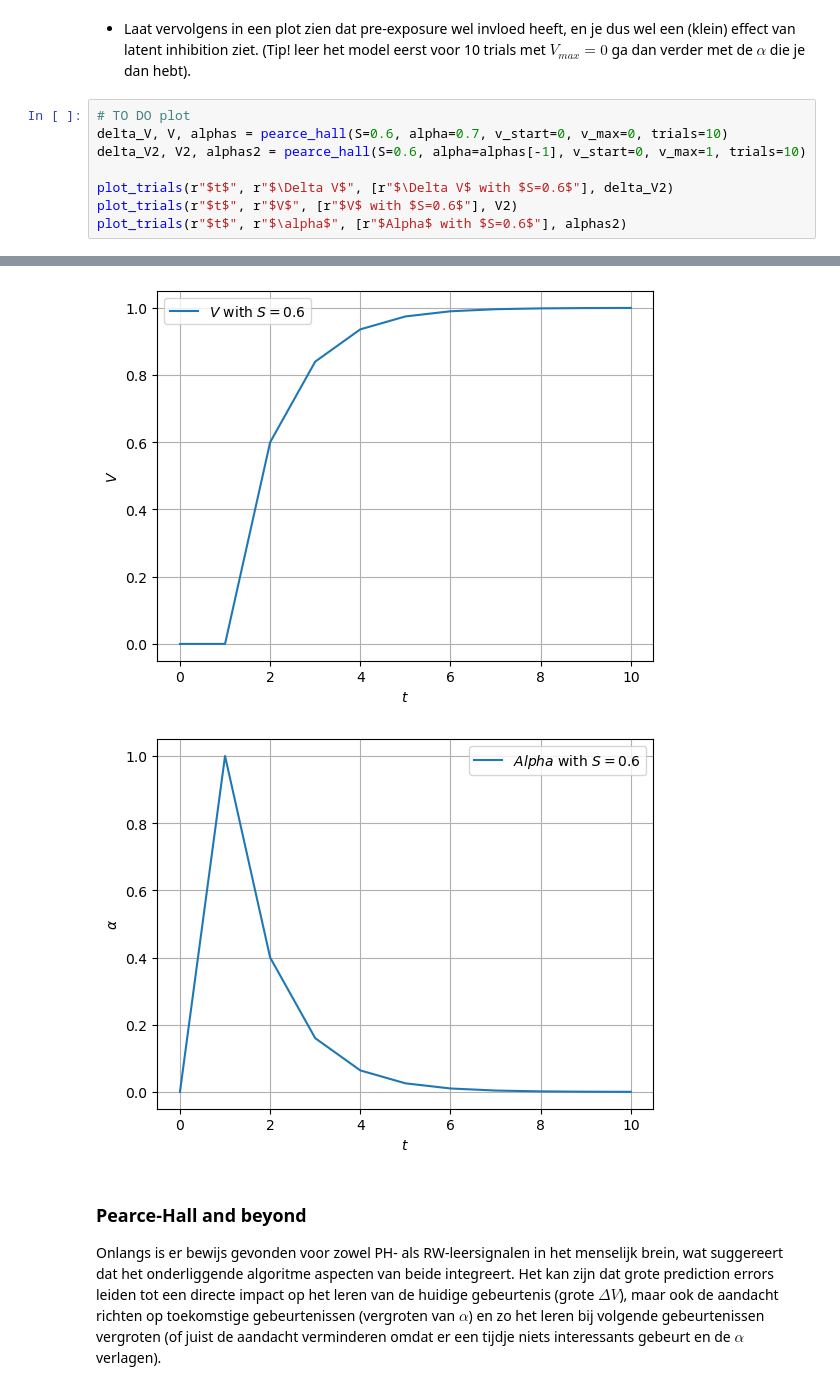
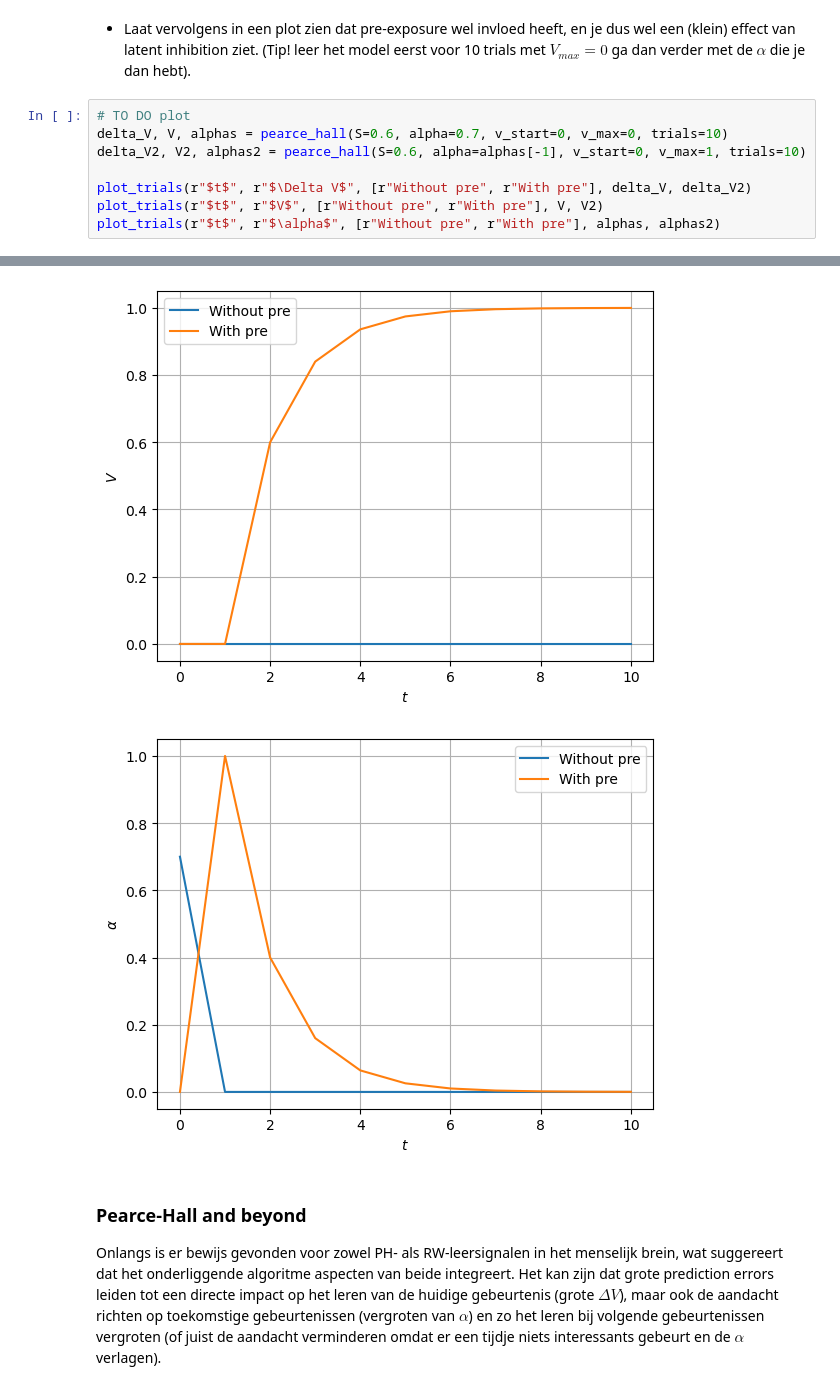
Before and after one commit to Knoerdin/huiswerk_gijs_nordin, a Jupyter notebook: Assignment 1/Assignment_1.ipynb, the cells around one changed output, grey strips where cells are left out. Saved outputs shown, nothing was run; the diff lists cells and outputs as text.

```diff
--- a/Assignment 1/Assignment_1.ipynb
+++ b/Assignment 1/Assignment_1.ipynb
@@ -466,7 +466,7 @@ plot_trials(r"$t$", r"$\alpha$", [r"$Alpha$ with $S=0.2$", r"$Alpha$ with $S=0.6
 delta_V, V, alphas = pearce_hall(S=0.6, alpha=0.7, v_start=0, v_max=0, trials=10)
 delta_V2, V2, alphas2 = pearce_hall(S=0.6, alpha=alphas[-1], v_start=0, v_max=1, trials=10)
 
-plot_trials(r"$t$", r"$\Delta V$", [r"$\Delta V$ with $S=0.6$"], delta_V2)
-plot_trials(r"$t$", r"$V$", [r"$V$ with $S=0.6$"], V2)
-plot_trials(r"$t$", r"$\alpha$", [r"$Alpha$ with $S=0.6$"], alphas2)
+plot_trials(r"$t$", r"$\Delta V$", [r"Without pre", r"With pre"], delta_V, delta_V2)
+plot_trials(r"$t$", r"$V$", [r"Without pre", r"With pre"], V, V2)
+plot_trials(r"$t$", r"$\alpha$", [r"Without pre", r"With pre"], alphas, alphas2)
 # %% [output]
@@ -474,5 +474,5 @@ plot_trials(r"$t$", r"$\alpha$", [r"$Alpha$ with $S=0.6$"], alphas2)
-[figure, old version]
+[figure, new version]
-[figure, old version]
+[figure, new version]
 # %% [markdown]
 ###  Pearce-Hall and beyond
 
```
Also changed, not shown: parts of 3 cells of this notebook.
